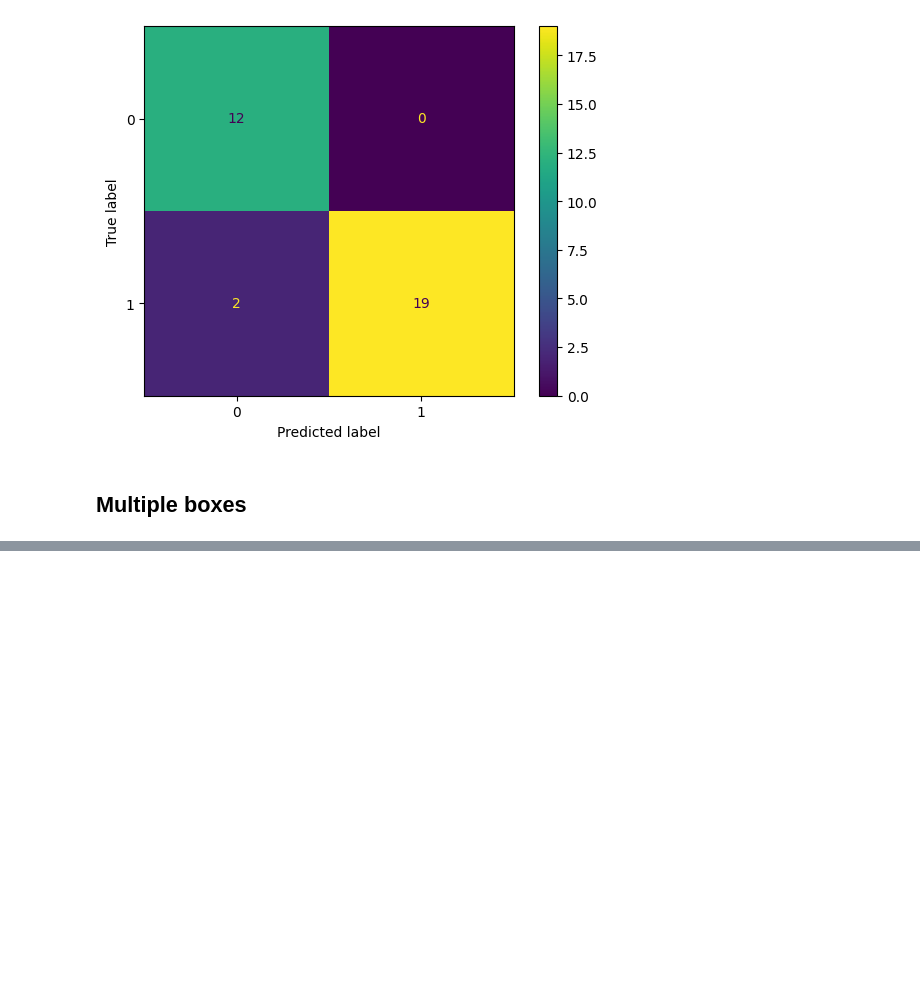
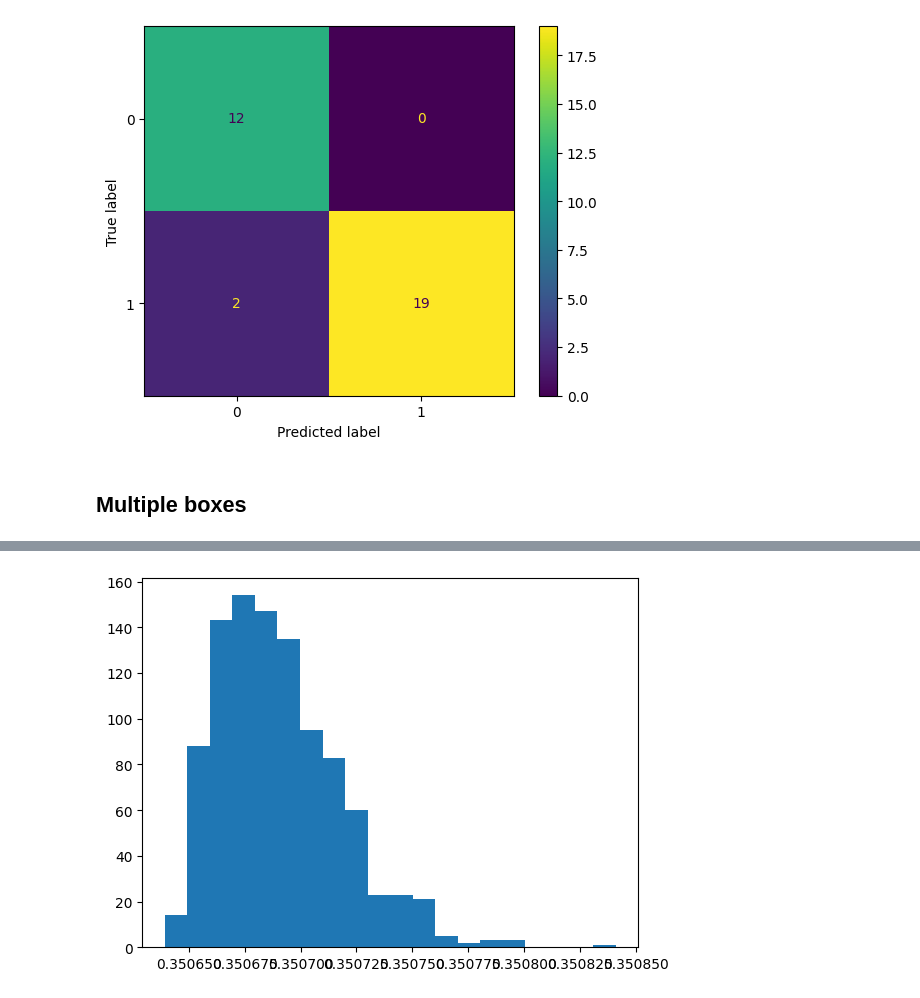
Before and after one commit to Likalto4/Added_value_feature_uncertainty, a Jupyter notebook: deep/machine_learning/trainig_pipeline.ipynb, the cells around one changed output, grey strips where cells are left out. Cells and saved outputs as stored; diff of their text form; code cells hidden in the pictures; blank space fills up the shorter version.

```diff
--- a/deep/machine_learning/trainig_pipeline.ipynb
+++ b/deep/machine_learning/trainig_pipeline.ipynb
@@ -347,0 +443,7 @@ F1: 0.9500000000000001
+# %%
+# plot the probability distribution
+probabilities_ex = predictor.probabilities[3000:4000]
+plt.hist(probabilities_ex, bins=20)
+plt.show()
+# %% [output]
+[figure, added]
```
Also changed, not shown: parts of 9 cells of this notebook, 1 other file.
